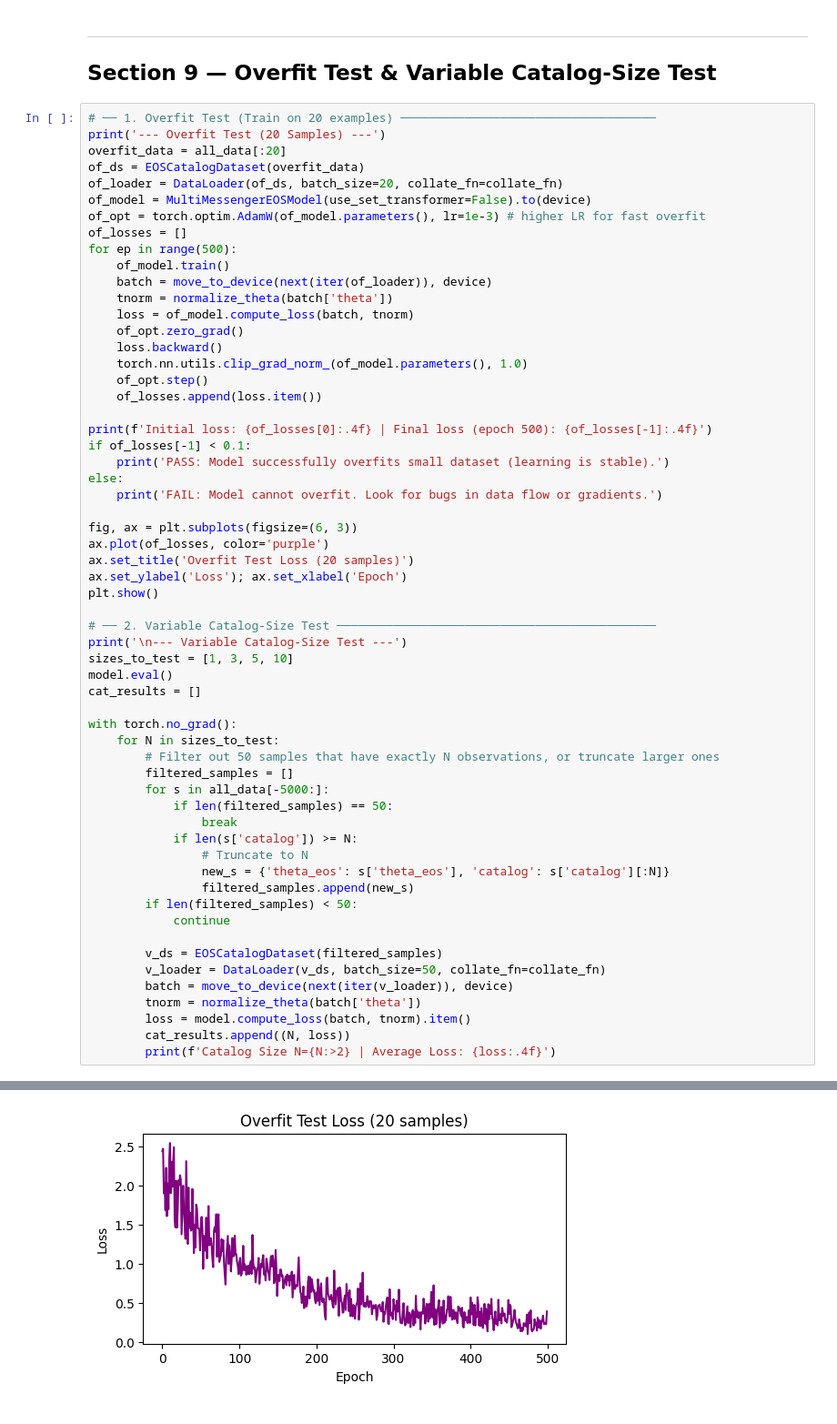
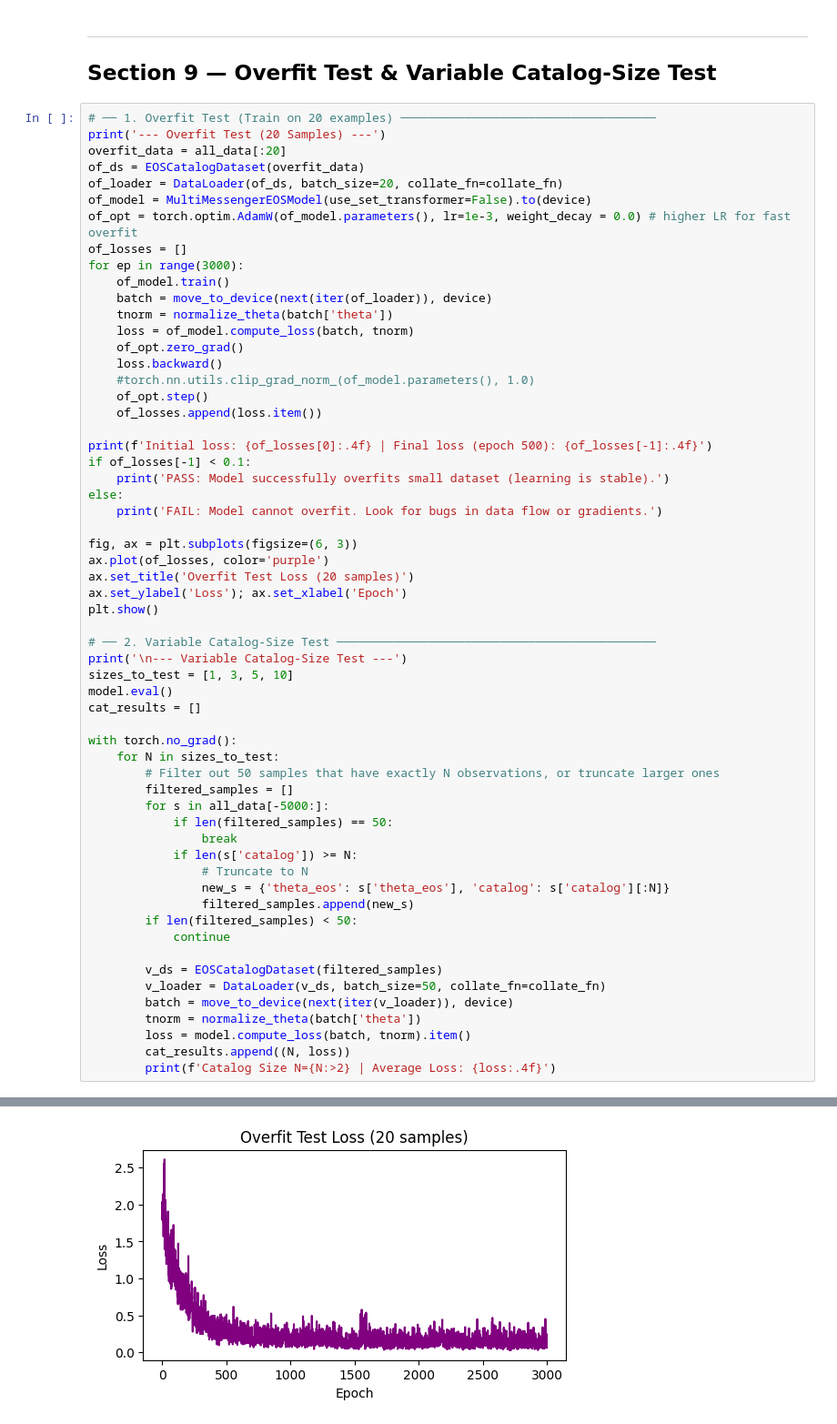
Before and after one commit to buiswrld/eos-inference, a Jupyter notebook: Neutron_Star_EOS_Phase_2.ipynb, the cells around one changed output, grey strips where cells are left out. Shown at 91% size. Saved outputs shown, nothing was run; the diff lists cells and outputs as text.

Commit message:
Ran all cells for parts 1-3; fixed hte overfit test as well. checkpoints saved.

```diff
--- a/Neutron_Star_EOS_Phase_2.ipynb
+++ b/Neutron_Star_EOS_Phase_2.ipynb
@@ -772,16 +794,16 @@ overfit_data = all_data[:20]
 of_ds = EOSCatalogDataset(overfit_data)
 of_loader = DataLoader(of_ds, batch_size=20, collate_fn=collate_fn)
 of_model = MultiMessengerEOSModel(use_set_transformer=False).to(device)
-of_opt = torch.optim.AdamW(of_model.parameters(), lr=1e-3) # higher LR for fast overfit
+of_opt = torch.optim.AdamW(of_model.parameters(), lr=1e-3, weight_decay = 0.0) # higher LR for fast overfit
 of_losses = []
-for ep in range(500):
+for ep in range(3000):
     of_model.train()
     batch = move_to_device(next(iter(of_loader)), device)
     tnorm = normalize_theta(batch['theta'])
     loss = of_model.compute_loss(batch, tnorm)
     of_opt.zero_grad()
     loss.backward()
-    torch.nn.utils.clip_grad_norm_(of_model.parameters(), 1.0)
+    #torch.nn.utils.clip_grad_norm_(of_model.parameters(), 1.0)
     of_opt.step()
     of_losses.append(loss.item())
 
@@ -831,2 +853,2 @@ FAIL: Model cannot overfit. Look for bugs in data flow or gradients.
-[figure, old version]
+[figure, new version]
 --- Variable Catalog-Size Test ---
```
Also changed, not shown: parts of 5 cells of this notebook.
